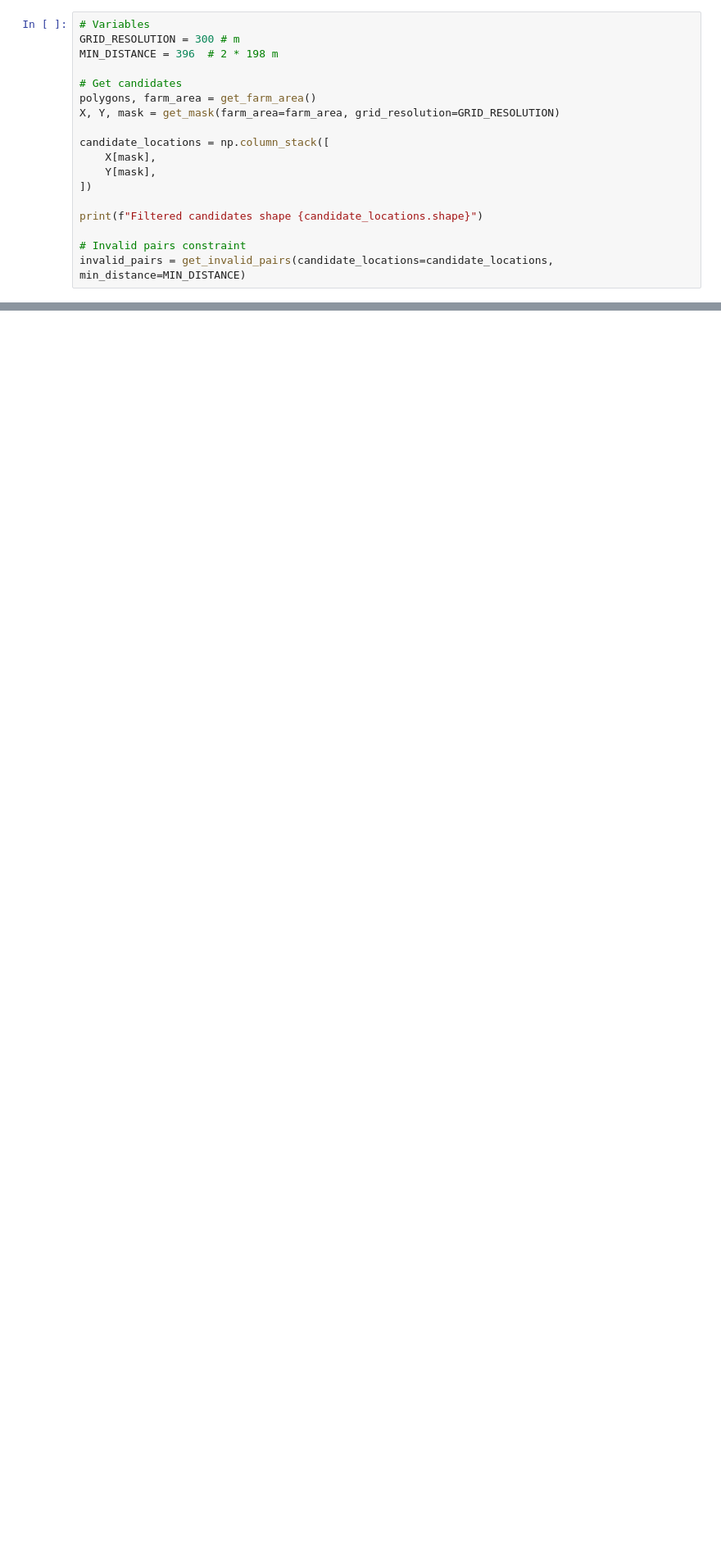
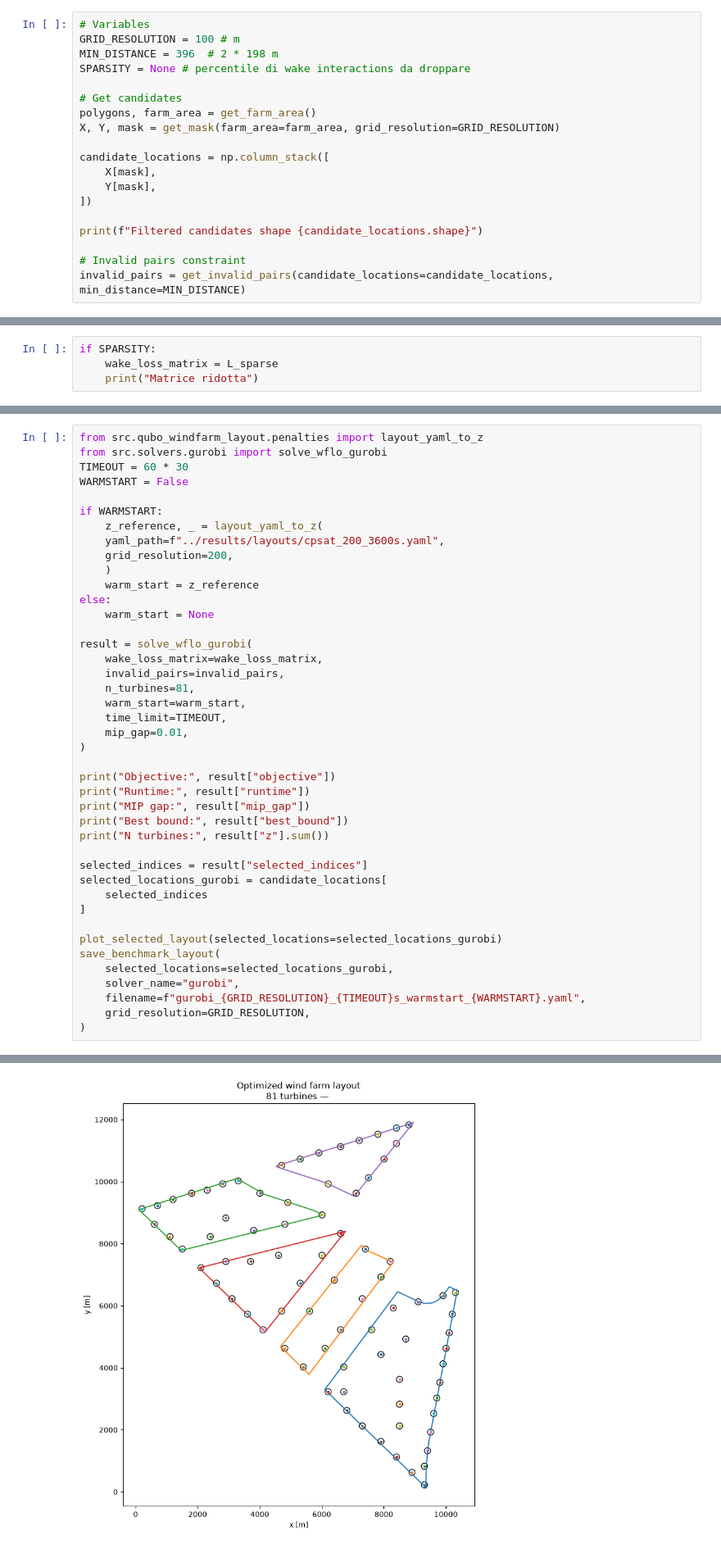
Before and after one commit to NickOLeeney/qubo-wind-farm-layout, a Jupyter notebook: notebooks/03_solve_qubo.ipynb, the cells around one changed output, grey strips where cells are left out. Shown at 82% size. Drawn from its saved outputs; the diff is of its cells as text; blank space fills up the shorter version.

```diff
--- a/notebooks/03_solve_qubo.ipynb
+++ b/notebooks/03_solve_qubo.ipynb
@@ -13,8 +13,9 @@ from src.solvers.ortools import solve_wflo_cpsat
 from src.solvers.utils import save_benchmark_layout
 # %%
 # Variables
-GRID_RESOLUTION = 300 # m
+GRID_RESOLUTION = 100 # m
 MIN_DISTANCE = 396  # 2 * 198 m
+SPARSITY = None # percentile di wake interactions da droppare
 
 # Get candidates
 polygons, farm_area = get_farm_area()
@@ -59,3 +118,7 @@ Wake-loss data saved to: ../results/precomputed/wake_loss_300m.npz
+# %%
+if SPARSITY:
+    wake_loss_matrix = L_sparse
+    print("Matrice ridotta")
 # %% [markdown]
 # 2. Solvers
 # %% [markdown]
@@ -188,0 +427,43 @@ f"sqbm_{GRID_RESOLUTION}_{ALGO}algo_{TIMEOUT}s.yaml"
+# %%
+from src.qubo_windfarm_layout.penalties import layout_yaml_to_z
+from src.solvers.gurobi import solve_wflo_gurobi
+TIMEOUT = 60 * 30
+WARMSTART = False
+
+if WARMSTART:
+    z_reference, _ = layout_yaml_to_z(
+    yaml_path=f"../results/layouts/cpsat_200_3600s.yaml",
+    grid_resolution=200,
+    )
+    warm_start = z_reference
+else:
+    warm_start = None
+
+result = solve_wflo_gurobi(
+    wake_loss_matrix=wake_loss_matrix,
+    invalid_pairs=invalid_pairs,
+    n_turbines=81,
+    warm_start=warm_start,
+    time_limit=TIMEOUT,
+    mip_gap=0.01,
+)
+
+print("Objective:", result["objective"])
+print("Runtime:", result["runtime"])
+print("MIP gap:", result["mip_gap"])
+print("Best bound:", result["best_bound"])
+print("N turbines:", result["z"].sum())
+
+selected_indices = result["selected_indices"]
+selected_locations_gurobi = candidate_locations[
+    selected_indices
+]
+
+plot_selected_layout(selected_locations=selected_locations_gurobi)
+save_benchmark_layout(
+    selected_locations=selected_locations_gurobi,
+    solver_name="gurobi",
+    filename=f"gurobi_{GRID_RESOLUTION}_{TIMEOUT}s_warmstart_{WARMSTART}.yaml",
+    grid_resolution=GRID_RESOLUTION,
+)
+# %% [output]
@@ -188,0 +489 @@ f"sqbm_{GRID_RESOLUTION}_{ALGO}algo_{TIMEOUT}s.yaml"
+[figure, added]
```
Also changed, not shown: parts of 15 cells of this notebook, 6 other files.
